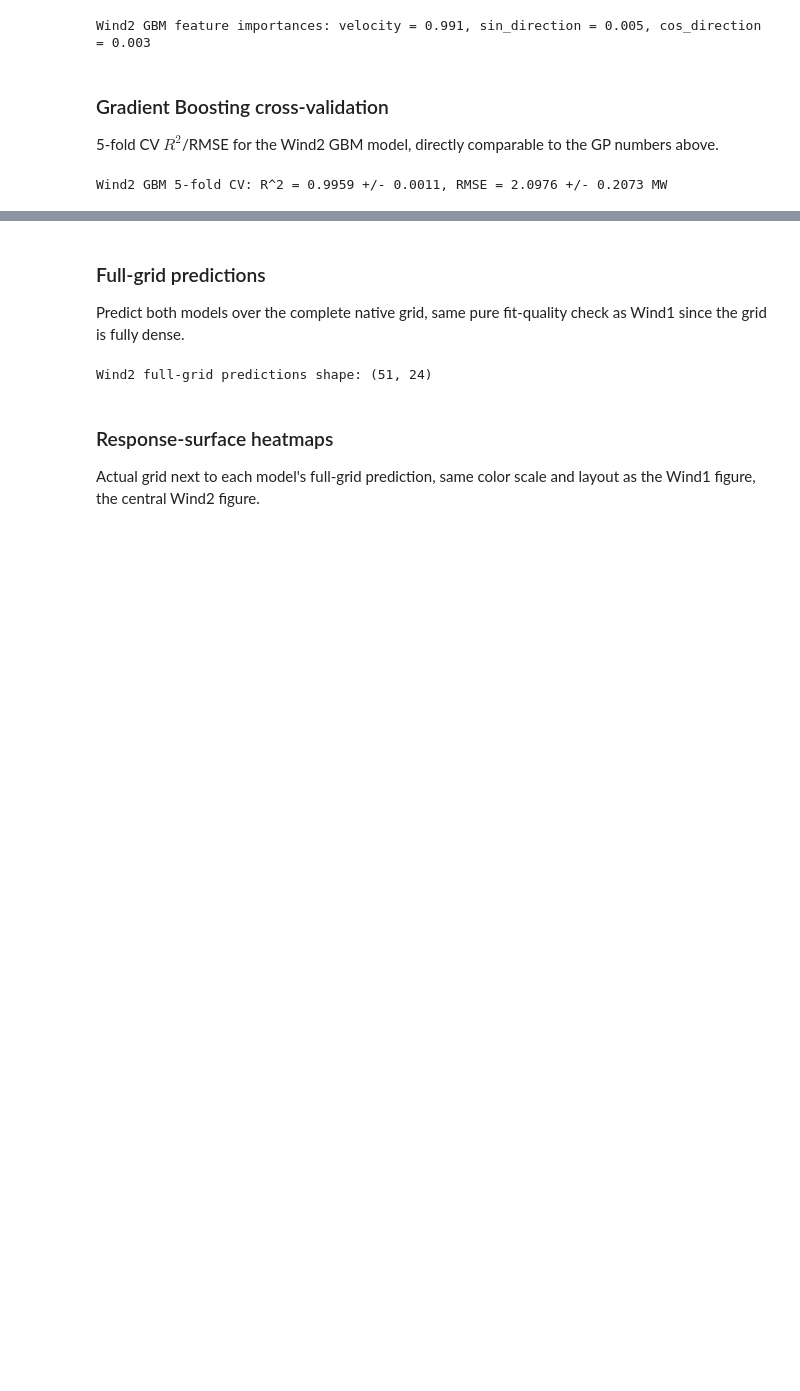
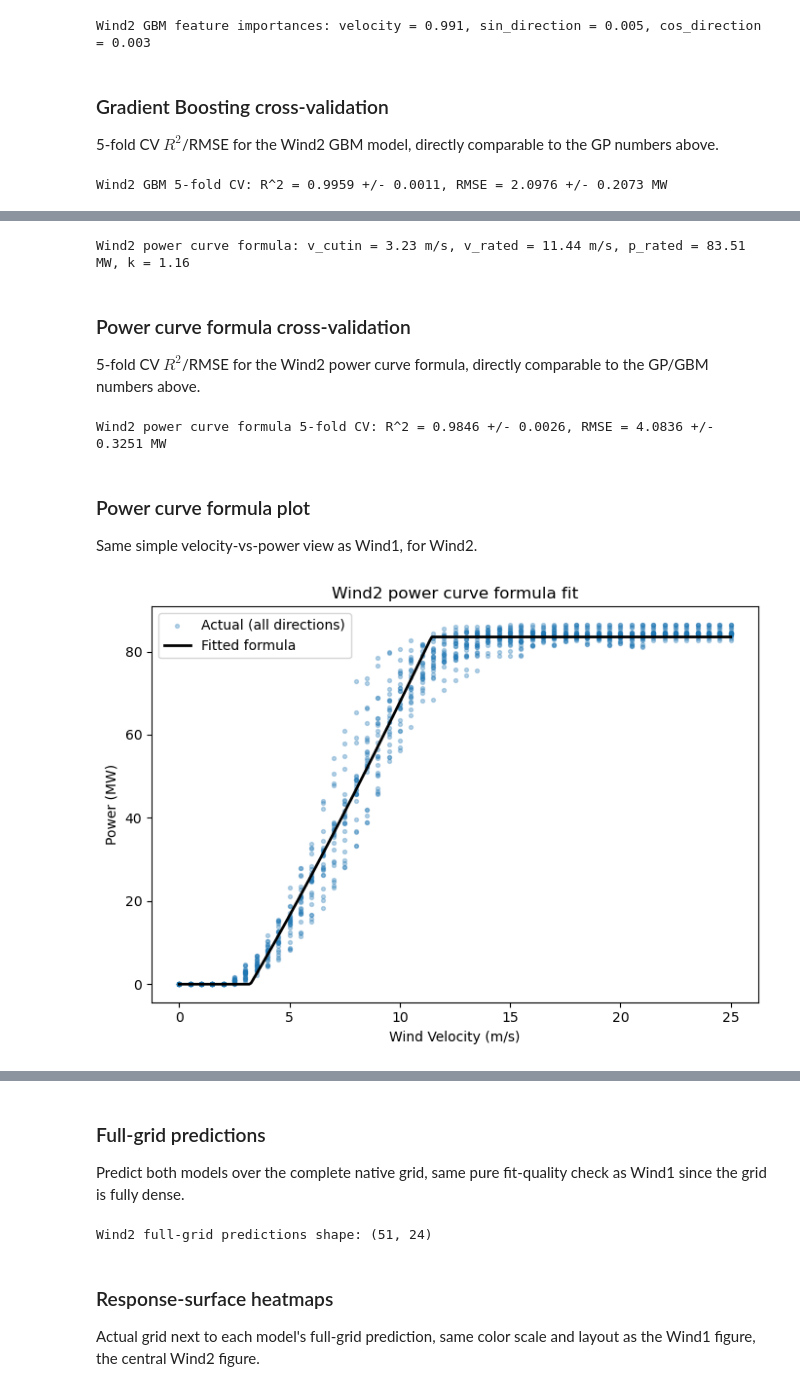
Before and after one commit to ErickChauke/power-curve-modeling-pv-wind, a Jupyter notebook: notebook.ipynb, the cells around one changed output, grey strips where cells are left out. Drawn from its saved outputs; the diff is of its cells as text; code cells hidden in the pictures; blank space fills up the shorter version.

```diff
--- a/notebook.ipynb
+++ b/notebook.ipynb
@@ -1472,0 +1581,36 @@ Wind2 GBM 5-fold CV: R^2 = 0.9959 +/- 0.0011, RMSE = 2.0976 +/- 0.2073 MW
+# %%
+wind2_curve_model = WindPowerCurveModel(CAPACITY_MW["Wind2"]).fit(X_wind2, y_wind2)
+v_cutin_w2, v_rated_w2, p_rated_w2, k_w2 = wind2_curve_model.params_
+print(f"Wind2 power curve formula: v_cutin = {v_cutin_w2:.2f} m/s, v_rated = {v_rated_w2:.2f} m/s, "
+      f"p_rated = {p_rated_w2:.2f} MW, k = {k_w2:.2f}")
+# %% [output]
+Wind2 power curve formula: v_cutin = 3.23 m/s, v_rated = 11.44 m/s, p_rated = 83.51 MW, k = 1.16
+# %% [markdown]
+### Power curve formula cross-validation
+
+5-fold CV $R^2$/RMSE for the Wind2 power curve formula, directly comparable to the GP/GBM
+numbers above.
+# %%
+r2_wind2_curve, rmse_wind2_curve = cv_evaluate(make_wind_curve(CAPACITY_MW["Wind2"]), X_wind2, y_wind2)
+print(f"Wind2 power curve formula 5-fold CV: R^2 = {r2_wind2_curve.mean():.4f} +/- {r2_wind2_curve.std():.4f}, "
+      f"RMSE = {rmse_wind2_curve.mean():.4f} +/- {rmse_wind2_curve.std():.4f} MW")
+# %% [output]
+Wind2 power curve formula 5-fold CV: R^2 = 0.9846 +/- 0.0026, RMSE = 4.0836 +/- 0.3251 MW
+# %% [markdown]
+### Power curve formula plot
+
+Same simple velocity-vs-power view as Wind1, for Wind2.
+# %%
+fig, ax = plt.subplots(figsize=(7, 5))
+ax.scatter(wind2_df["wind_velocity"], wind2_df["power"], s=8, alpha=0.3, label="Actual (all directions)")
+v_line_w2 = np.linspace(0, grids["Wind2"]["y_axis"].max(), 300)
+ax.plot(v_line_w2, wind_power_curve(v_line_w2, *wind2_curve_model.params_), color="black", linewidth=2, label="Fitted formula")
+ax.set_xlabel("Wind Velocity (m/s)")
+ax.set_ylabel("Power (MW)")
+ax.set_title("Wind2 power curve formula fit")
+ax.legend()
+fig.tight_layout()
+fig.savefig("outputs/wind2_power_curve_fit.png", dpi=150)
+plt.show()
+# %% [output]
+[figure, added]
```
Also changed, not shown: parts of 16 cells of this notebook, 24 other files.
